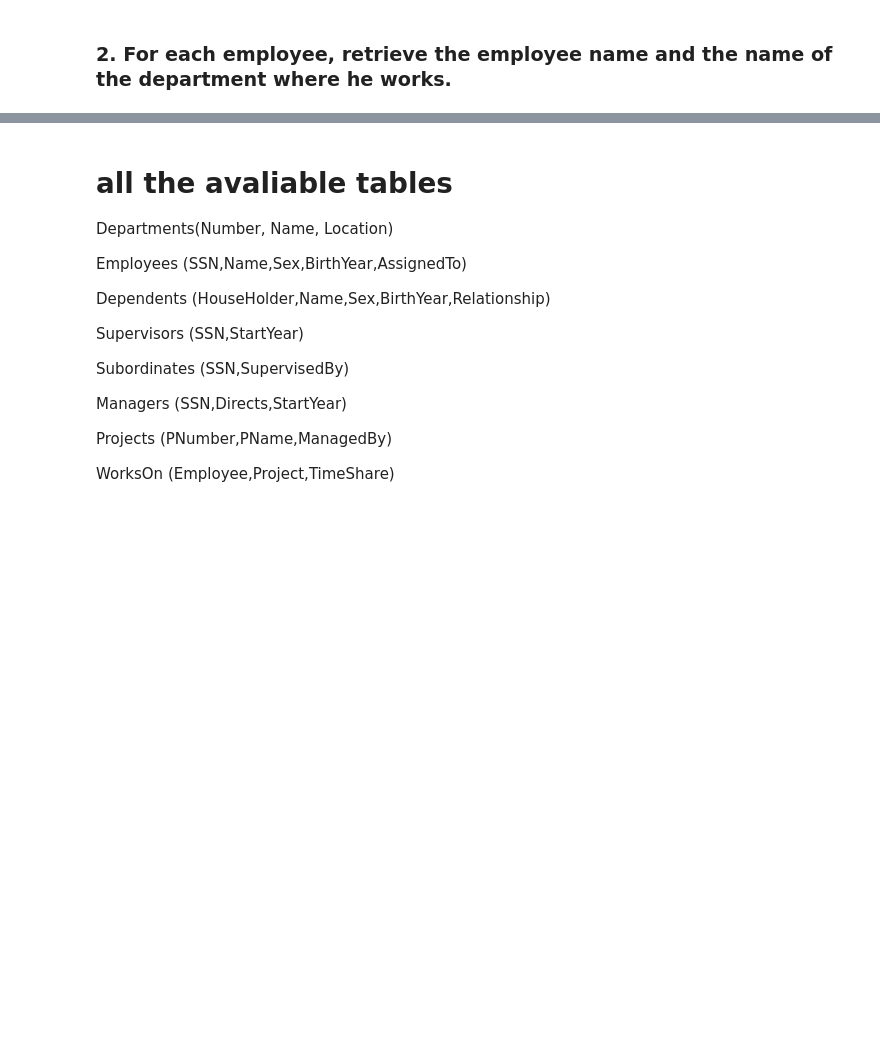
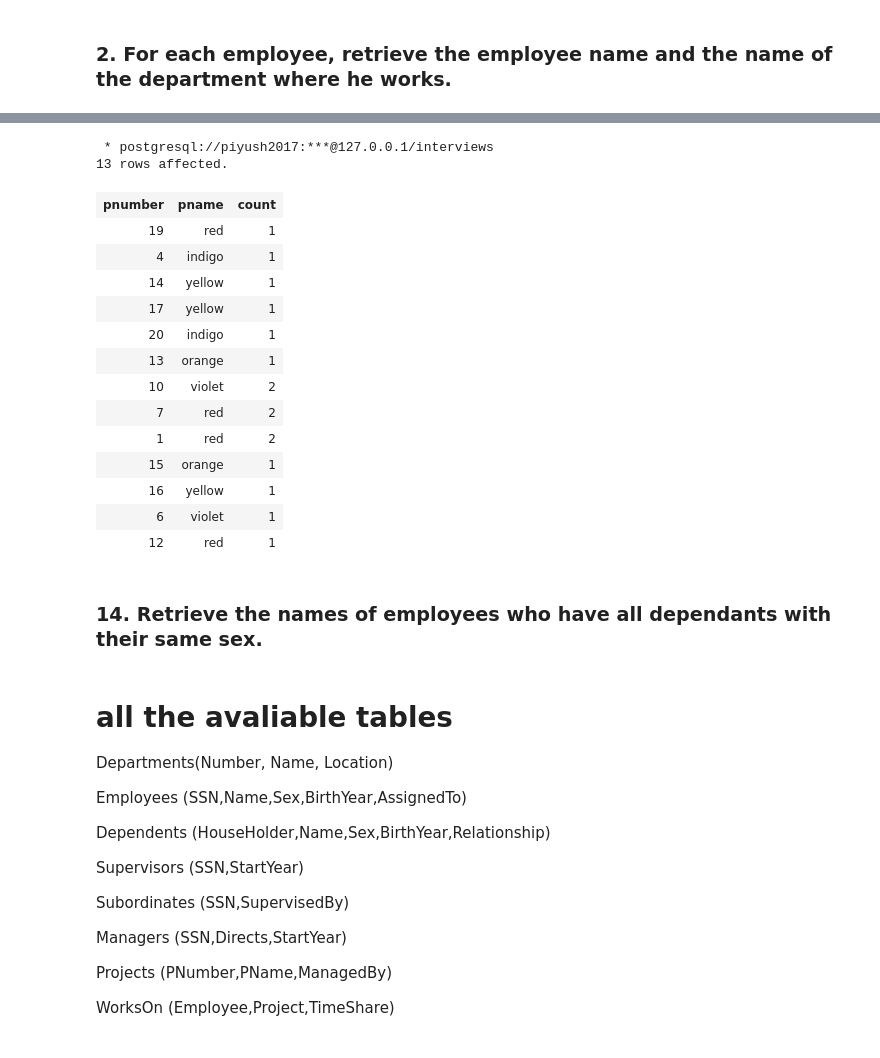
Before and after one commit to piyushtada/learn-sql, a Jupyter notebook: 02-exercise-sol-employee-departments.ipynb, the cells around one changed output, grey strips where cells are left out. Cells and saved outputs as stored; diff of their text form; code cells hidden in the pictures; blank space fills up the shorter version.

```diff
--- a/02-exercise-sol-employee-departments.ipynb
+++ b/02-exercise-sol-employee-departments.ipynb
@@ -133,3 +328,31 @@ WHERE E.AssignedTo = D.Number;
+# %%
+%%sql
+
+SELECT p.PNumber, p.PName, Count(*)
+FROM Projects AS p, WorksOn AS w, Employees AS e
+WHERE p.PNumber = w.Project
+AND w.Employee = e.SSN
+AND e.AssignedTo = 3
+GROUP BY p.PNumber;
+# %% [output]
+ * postgresql://piyush2017:***@127.0.0.1/interviews
+13 rows affected.
+| pnumber | pname | count |
+| 19 | red | 1 |
+| 4 | indigo | 1 |
+| 14 | yellow | 1 |
+| 17 | yellow | 1 |
+| 20 | indigo | 1 |
+| 13 | orange | 1 |
+| 10 | violet | 2 |
+| 7 | red | 2 |
+| 1 | red | 2 |
+| 15 | orange | 1 |
+| 16 | yellow | 1 |
+| 6 | violet | 1 |
+| 12 | red | 1 |
+# %% [markdown]
+### 14. Retrieve the names of employees who have all dependants with their same sex.
 # %% [markdown]
 # all the avaliable tables
 
```
Also changed, not shown: parts of 36 cells of this notebook, 2 other files.
